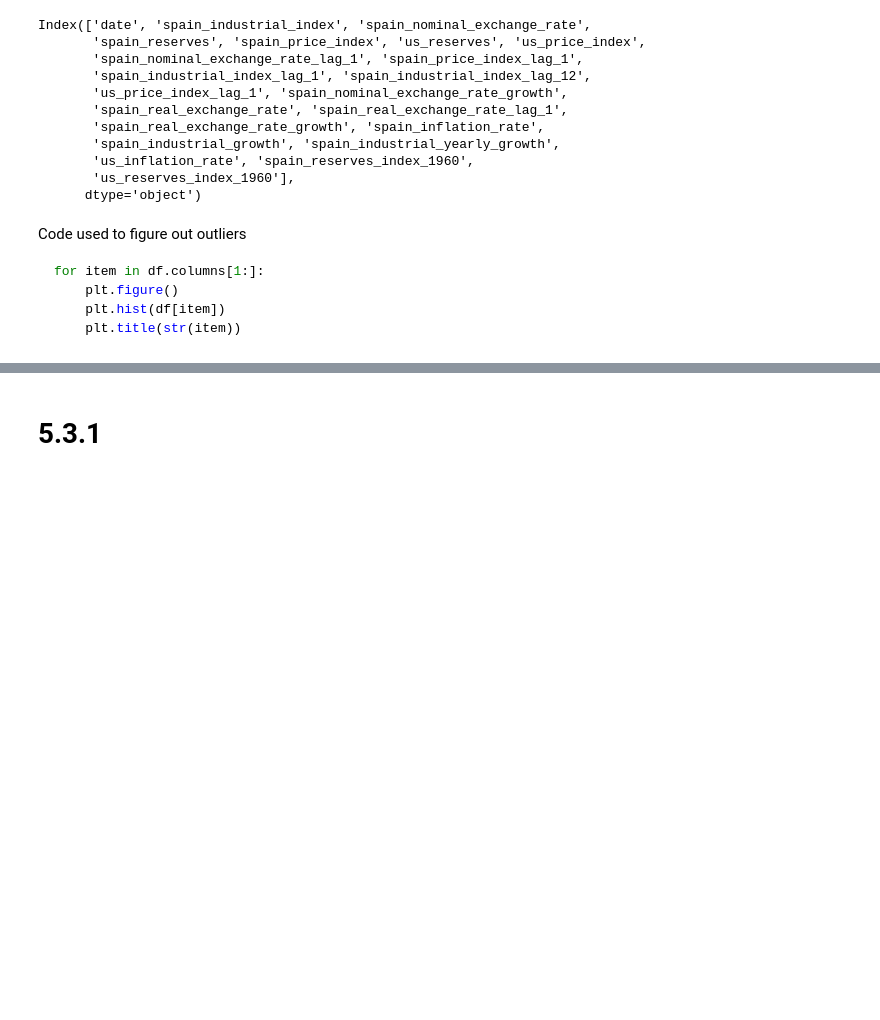
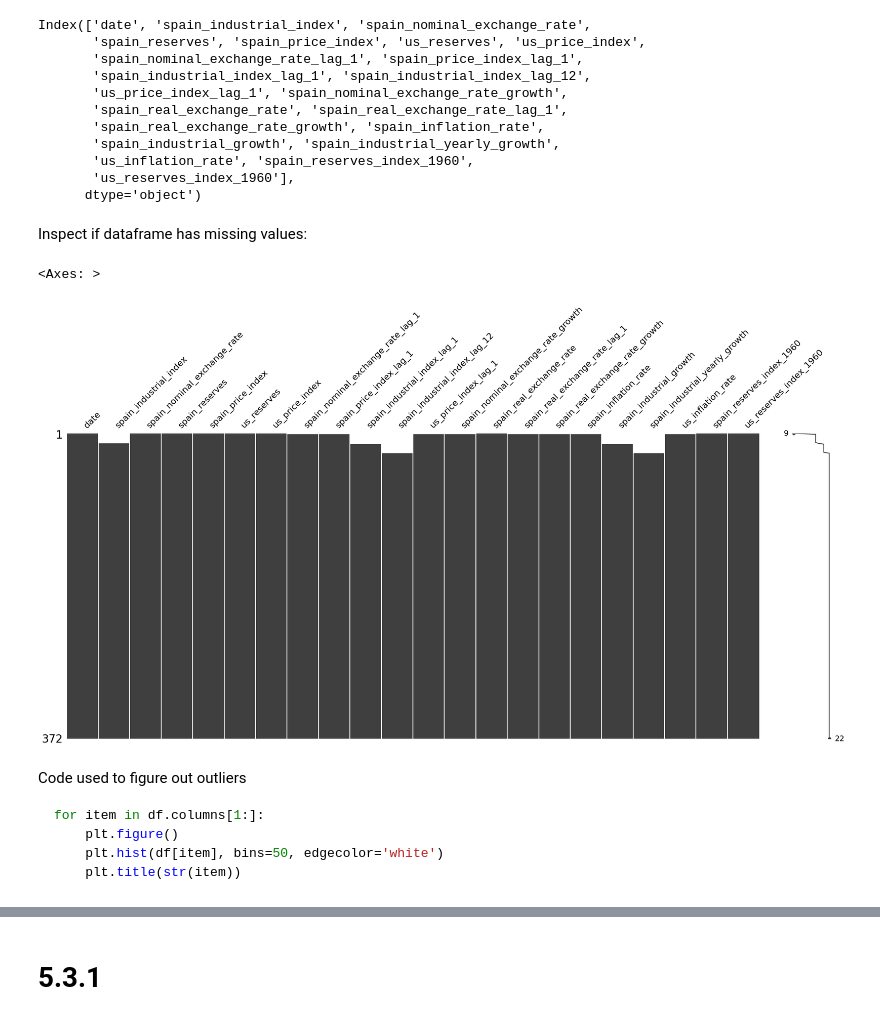
Before and after one commit to ruikai30/ec1b1_group_10, a Jupyter notebook: notebook.ipynb, the cells around one changed output, grey strips where cells are left out. Saved outputs shown, nothing was run; the diff lists cells and outputs as text; code cells hidden in the pictures; blank space fills up the shorter version.

````diff
--- a/notebook.ipynb
+++ b/notebook.ipynb
@@ -201,12 +203,19 @@ Index(['date', 'spain_industrial_index', 'spain_nominal_exchange_rate',
        'us_inflation_rate', 'spain_reserves_index_1960',
        'us_reserves_index_1960'],
       dtype='object')
+# %% [markdown]
+Inspect if dataframe has missing values:
+# %%
+msno.matrix(df)
+# %% [output]
+<Axes: >
+[figure, added]
 # %% [markdown]
 Code used to figure out outliers
 
 ```python
 for item in df.columns[1:]:
     plt.figure()
-    plt.hist(df[item])
+    plt.hist(df[item], bins=50, edgecolor='white')
     plt.title(str(item))
 ```
````
Also changed, not shown: parts of 11 cells of this notebook.
